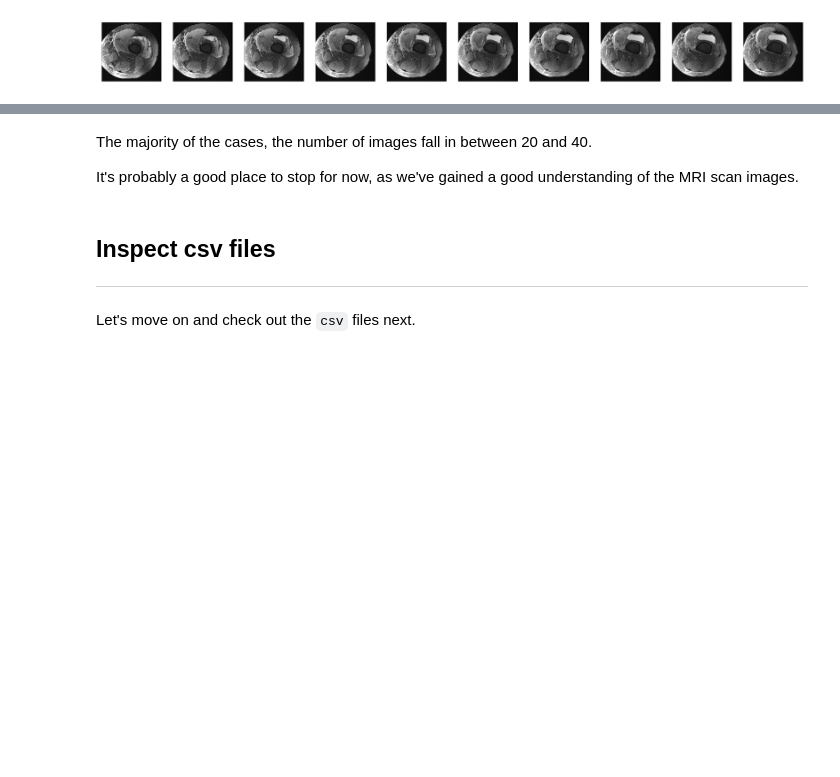
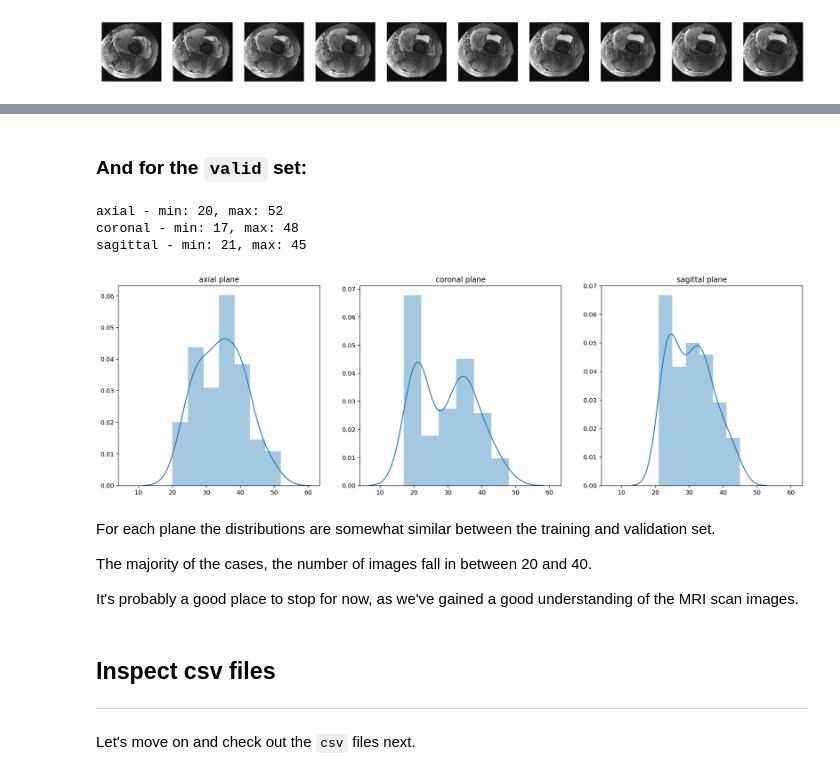
Before and after one commit to MisaOgura/MRNet, a Jupyter notebook: notebooks/MRNet_exploratory_data_analysis.ipynb, the cells around one changed output, grey strips where cells are left out. Drawn from its saved outputs; the diff is of its cells as text; code cells hidden in the pictures; blank space fills up the shorter version.

Commit message:
Add distribution plot for valid set

```diff
--- a/notebooks/MRNet_exploratory_data_analysis.ipynb
+++ b/notebooks/MRNet_exploratory_data_analysis.ipynb
@@ -208,11 +214,14 @@ def get_num_images_per_exam(exams):
 
     return np.asarray(num_images_per_exam)
 # %%
-f, axes = plt.subplots(1, 3, figsize=(20, 6), sharex=True)
+def plot_num_images_per_exam(dataset_path):
+    f, axes = plt.subplots(1, 3, figsize=(20, 6), sharex=True)
 
-for i, plane in enumerate(planes):
-    paths = glob(f'{train_dir}/{plane}/*.npy')
-    num_images = get_num_images_per_exam(paths)
+    for i, plane in enumerate(planes):
+        paths = glob(f'{dataset_path}/{plane}/*.npy')
 
-    sns.distplot(num_images, ax=axes[i])
-    axes[i].set_title(f'{plane} plane')
+        num_images = get_num_images_per_exam(paths)
+        print(f'{plane} - min: {num_images.min()}, max: {num_images.max()}')
+
+        sns.distplot(num_images, ax=axes[i])
+        axes[i].set_title(f'{plane} plane')
@@ -221,4 +237,15 @@ for i, plane in enumerate(planes):
+# %% [markdown]
+### And for the `valid` set:
+# %%
+plot_num_images_per_exam(valid_dir)
+# %% [output]
+axial - min: 20, max: 52
+coronal - min: 17, max: 48
+sagittal - min: 21, max: 45
+[figure, added]
 # %% [markdown]
+For each plane the distributions are somewhat similar between the training and validation set.
+
 The majority of the cases, the number of images fall in between 20 and 40.
 
 It's probably a good place to stop for now, as we've gained a good understanding of the MRI scan images.
```
Also changed, not shown: parts of 5 cells of this notebook.
